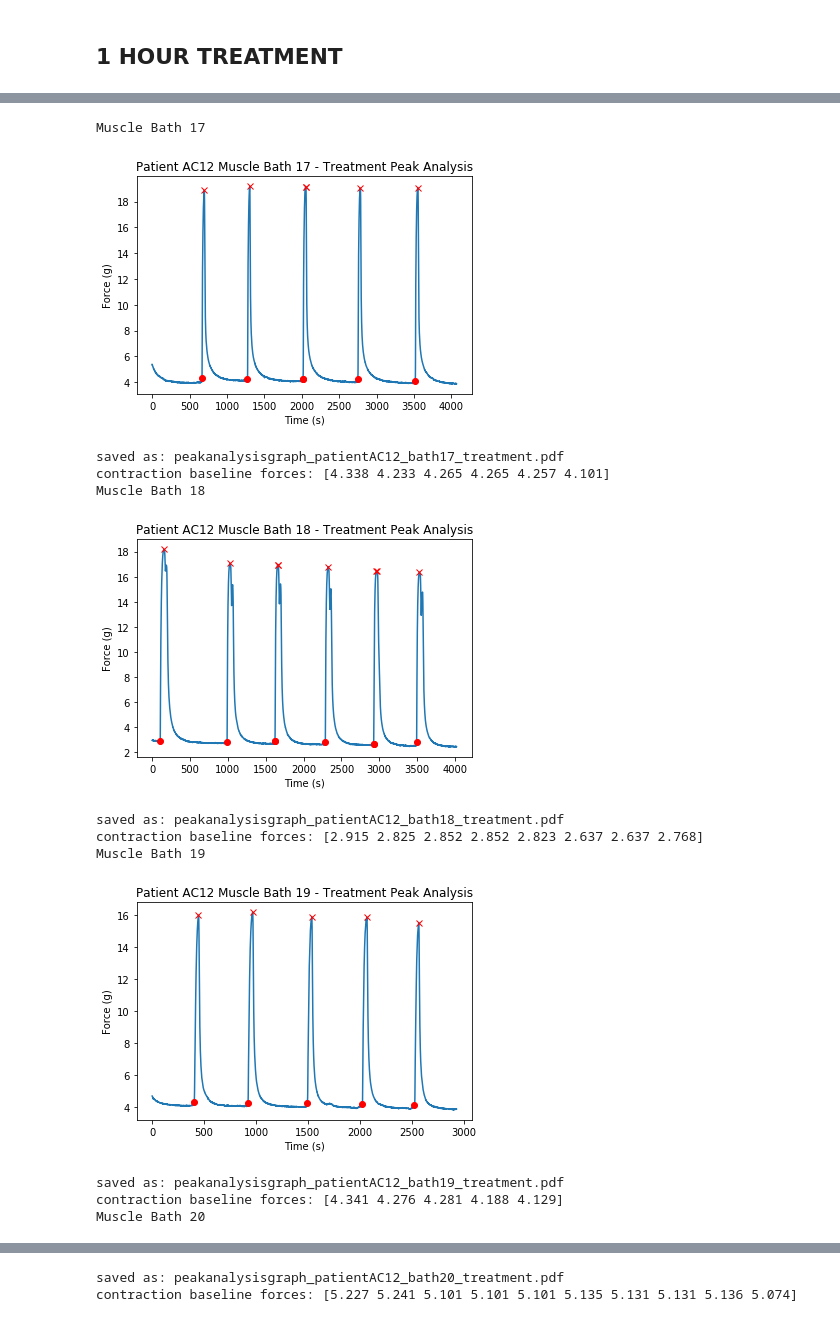
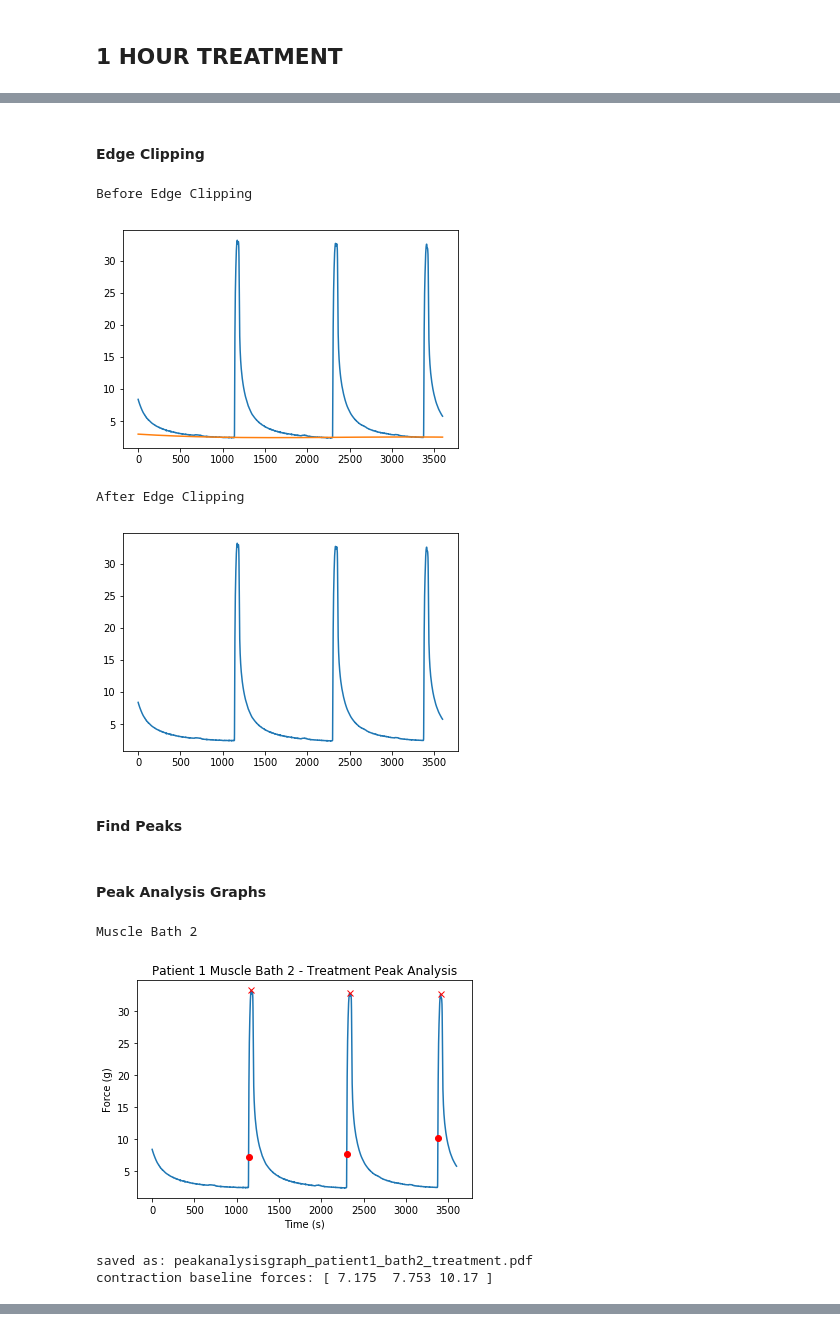
Before and after one commit to wupchurc/Muscle-Bath, a Jupyter notebook: Myometrial Contractility.ipynb, the cells around one changed output, grey strips where cells are left out. Cells and saved outputs as stored; diff of their text form; code cells hidden in the pictures.

```diff
--- a/Myometrial Contractility.ipynb
+++ b/Myometrial Contractility.ipynb
@@ -259,7 +236,7 @@ for mb in range(len(df_ref)):
     plt.ylabel("Force (g)")
     plt.xlabel("Time (s)")
     #use peak_widths function to determine the widths of contractions
-    widths = peak_widths(baseline_array_list[mb],locmax_indx_list[mb],0.975)
+    widths = peak_widths(baseline_array_list[mb],locmax_indx_list[mb],rel_height = rel_height)
     #create storage list for contraction baseline force
     storagelist = []
     #loop through each contraction, use info stored in widths variable
@@ -280,7 +257,7 @@ for mb in range(len(df_ref)):
     #save plots as pdf
     savestring = "peakanalysisgraph_" + "patient"+(list(df_ref['Patient'])[mb])+"_"+"bath"+str(bath)+"_baseline"+'.pdf'
     print("saved as:",savestring)
-    f.savefig(savestring,sep = '')
+    f.savefig('baseline_graphs/'+savestring,sep = '')
     #store contraction baseline forces
     base.append(np.array(storagelist))
     print("contraction baseline forces:",base[mb])
@@ -390,7 +338,7 @@ for mb in range(len(baseline_array_list)):
     plt.title("Patient "+list(df_ref['Patient'])[mb]+" Muscle Bath "+str(bath)+" - Baseline - Duration of Contractions")
     plt.ylabel("Force (g)")
     plt.xlabel("Time (s)")
-    widths = peak_widths(baseline_array_list[mb],locmax_indx_list[mb],0.975)
+    widths = peak_widths(baseline_array_list[mb],locmax_indx_list[mb],rel_height=rel_height)
     for contraction in range(len(locmax_list[mb])):
         leftx = ((widths[2][contraction]))
         rightx = ((widths[3][contraction]))
@@ -401,7 +349,7 @@ for mb in range(len(baseline_array_list)):
     #save plots as pdf
     savestring = "contractduration_" + "patient"+(list(df_ref['Patient'])[mb])+"_"+"bath"+str(bath)+"_baseline"+'.pdf'
     print("saved as:",savestring)
-    f.savefig(savestring,sep = '')
+    f.savefig('baseline_graphs/'+savestring,sep = '')
 #make a dictionary for baseline contractions duration time
 base_contract_dur_time = dict(zip(base_duration_titles,peakduration))
 # %% [output]
@@ -555,3 +472,32 @@ for mb in range(len(treat_array_list)):
+# %% [markdown]
+#### Edge Clipping
+# %%
+#plot muscle bath baseline contractions; overlay baseline/passive tension
+print("Before Edge Clipping")
+for mb in range(len(treat_array_list)):
+    treat_array_list[mb] = (np.array(treat_array_list[mb]))
+    plt.plot((treat_array_list[mb]))
+    plt.plot(peakutils.baseline(np.array(treat_array_list[mb])))
+    plt.show()
+
+#edge clipping
+#treat_array_list[5][3200:] = peakutils.baseline(np.array(treat_array_list[5]))[3200:]
+#treat_array_list[6][0:300] = treat_array_list[6][300]
+#treat_array_list[0][3500:] = treat_array_list[0][3500]
+
+
+#replotting graphs to see the effect of clipping the edges
+print("After Edge Clipping")
+for mb in range(len(treat_array_list)):
+    plt.plot((treat_array_list[mb]))
+    plt.show()
+# %% [output]
+Before Edge Clipping
+[figure, added]
+After Edge Clipping
+[figure, added]
+# %% [markdown]
+#### Find Peaks
 # %%
 #peak analysis for 1 hour treatment
 #create storage lists for outputs
@@ -573,6 +519,7 @@ for i in range(len(treat_array_list)):
     #vary width variable for each study to tune the find_peaks function
     #comment out width_var unless need to vary width for each bath
     #width_var = float(input("input the width variable for find_peaks function:"))
+    width_var = 20
     fp_output = find_peaks(np.array(treat_array_list[(i)]),height = cutoff, width = width_var)
     locmax = np.array(treat_array_list[(i)])[fp_output[0]]
     treat_locmax_list.append(locmax)
@@ -587,6 +534,8 @@ for i in range(len(fp_treat_output_list)):
 locmax_dic_treat_list = []
 for i in range(len(fp_treat_output_list)):
     locmax_dic_treat_list.append(fp_treat_output_list[i][1])
+# %% [markdown]
+#### Peak Analysis Graphs
 # %%
 #contraction baseline force determination, peak analysis graphs
 
@@ -603,46 +552,36 @@ for mb in range(len(df_ref)):
     plt.plot(np.array(treat_array_list[mb]))
     #label plot
     plt.title("Patient "+list(df_ref['Patient'])[mb]+" Muscle Bath "+str(bath)+" - Treatment Peak Analysis")
     plt.ylabel("Force (g)")
     plt.xlabel("Time (s)")
     #use peak_widths function to determine the widths of contractions
-    widths = peak_widths(treat_array_list[mb],locmax_indx_treat_list[mb],0.975)
+    widths = peak_widths(treat_array_list[mb],locmax_indx_treat_list[mb],rel_height=rel_height)
     #create storage list for contraction baseline force
     storagelist = []
-
     #loop through each contraction, use info stored in widths variable
     #from the peak_widths function to determine the left baseline force
     for contract_num in range(len(locmax_indx_treat_list[mb])):
         #determine left baseline indx
         left_basex = int(widths[2][contract_num])
         #determine left baseline force
         left_basey = np.array(treat_array_list[mb])[left_basex]
         #plot left baseline force on plot
         plt.plot(left_basex,left_basey,'ro')
         #store this muscle baths contraction baseline forces
         storagelist.append(left_basey)
         #loop through contraction peaks and plot the maximum
     for counter, peak in enumerate(treat_locmax_list[mb]):
         plt.plot(locmax_indx_treat_list[mb][counter],peak,'rx')
     plt.show()
     #save plots as pdf
     savestring = "peakanalysisgraph_" + "patient"+(list(df_ref['Patient'])[mb])+"_"+"bath"+str(bath)+"_treatment"+'.pdf'
     print("saved as:",savestring)
-    f.savefig(savestring,sep = '')
+    f.savefig('treatment_graphs/'+savestring,sep = '')
     #store contraction baseline forces
     base_treat.append(np.array(storagelist))
     print("contraction baseline forces:",base_treat[mb])
 # %% [output]
-Muscle Bath 17
+Muscle Bath 2
-[figure, old version]
+[figure, new version]
-saved as: peakanalysisgraph_patientAC12_bath17_treatment.pdf
-contraction baseline forces: [4.338 4.233 4.265 4.265 4.257 4.101]
-Muscle Bath 18
+saved as: peakanalysisgraph_patient1_bath2_treatment.pdf
+contraction baseline forces: [ 7.175  7.753 10.17 ]
-[figure, removed]
-saved as: peakanalysisgraph_patientAC12_bath18_treatment.pdf
-contraction baseline forces: [2.915 2.825 2.852 2.852 2.823 2.637 2.637 2.768]
-Muscle Bath 19
-[figure, removed]
-saved as: peakanalysisgraph_patientAC12_bath19_treatment.pdf
-contraction baseline forces: [4.341 4.276 4.281 4.188 4.129]
-Muscle Bath 20
@@ -650,2 +587,0 @@ Muscle Bath 20
-saved as: peakanalysisgraph_patientAC12_bath20_treatment.pdf
-contraction baseline forces: [5.227 5.241 5.101 5.101 5.101 5.135 5.131 5.131 5.136 5.074]
```
Also changed, not shown: parts of 32 cells of this notebook.
